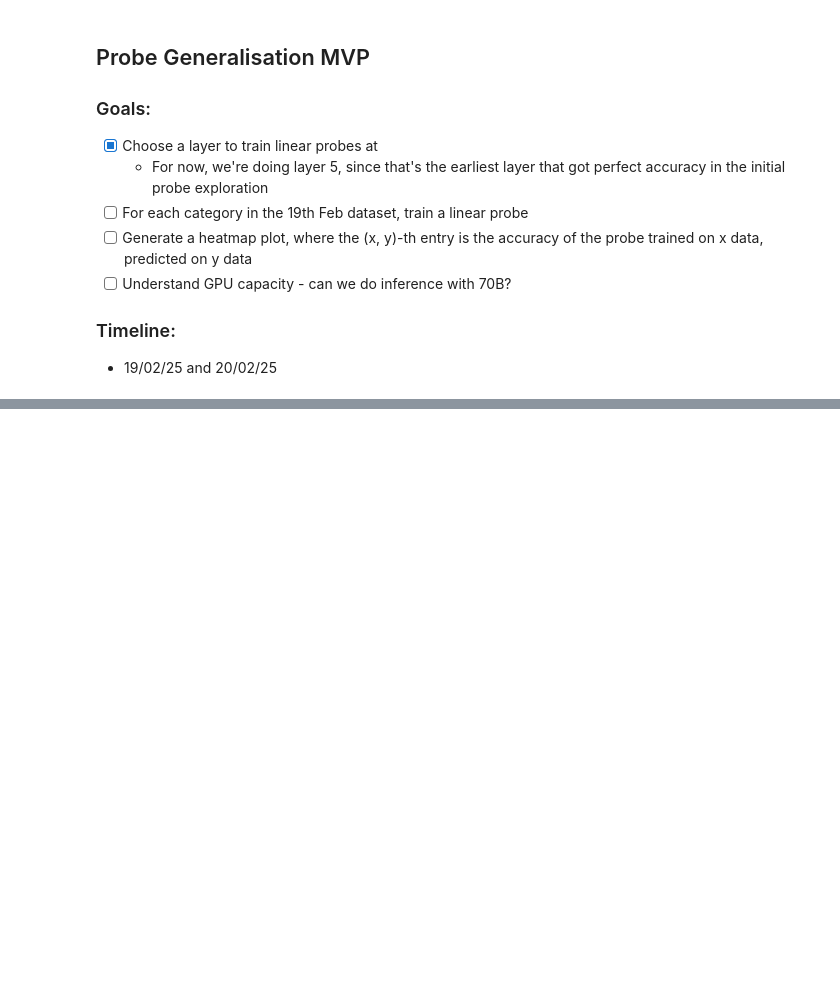
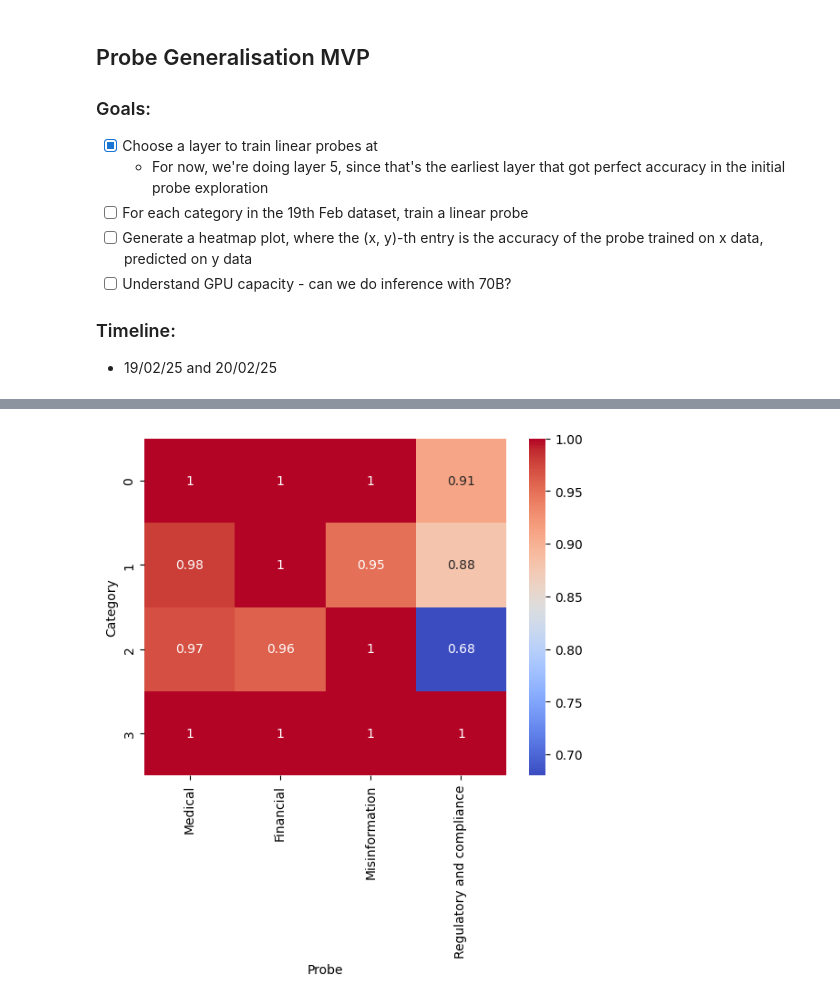
Before and after one commit to Arrrlex/models-under-pressure, a Jupyter notebook: notebooks/probe_generalisation_mvp.ipynb, the cells around one changed output, grey strips where cells are left out. Cells and saved outputs as stored; diff of their text form; code cells hidden in the pictures; blank space fills up the shorter version.

```diff
--- a/notebooks/probe_generalisation_mvp.ipynb
+++ b/notebooks/probe_generalisation_mvp.ipynb
@@ -89,0 +79,13 @@ model_params = {"C": 1, "random_state": 42, "fit_intercept": False}
+# %%
+model_params = {"C": 1, "random_state": 42, "fit_intercept": False}
+
+# For each category, train a linear probe on the activations for layer 5:
+for category in categories:
+    categories[category]["probe"] = train_single_layer(
+        categories[category]["acts"][5], categories[category]["y"], model_params
+    )
+
+for i, category1 in enumerate(categories):
+        categories[category1]["accuracy"] = [compute_accuracy(
+            categories[category1]["probe"], categories[category2]["acts"][5], categories[category2]["y"]
+        ) for j, category2 in enumerate(categories)]
@@ -89,0 +107,16 @@ model_params = {"C": 1, "random_state": 42, "fit_intercept": False}
+# %%
+# Plot the categories[category]['accuracy'] values in a heatmap
+import seaborn as sns
+import pandas as pd
+import matplotlib.pyplot as plt
+
+accuracy_matrix = pd.DataFrame(
+    {category: categories[category]["accuracy"] for category in categories}
+)
+
+sns.heatmap(accuracy_matrix, annot=True, cmap="coolwarm")
+plt.xlabel('Probe')
+plt.ylabel('Category')
+plt.show()
+# %% [output]
+[figure, added]
```
Also changed, not shown: parts of 5 cells of this notebook, 1 other file.
